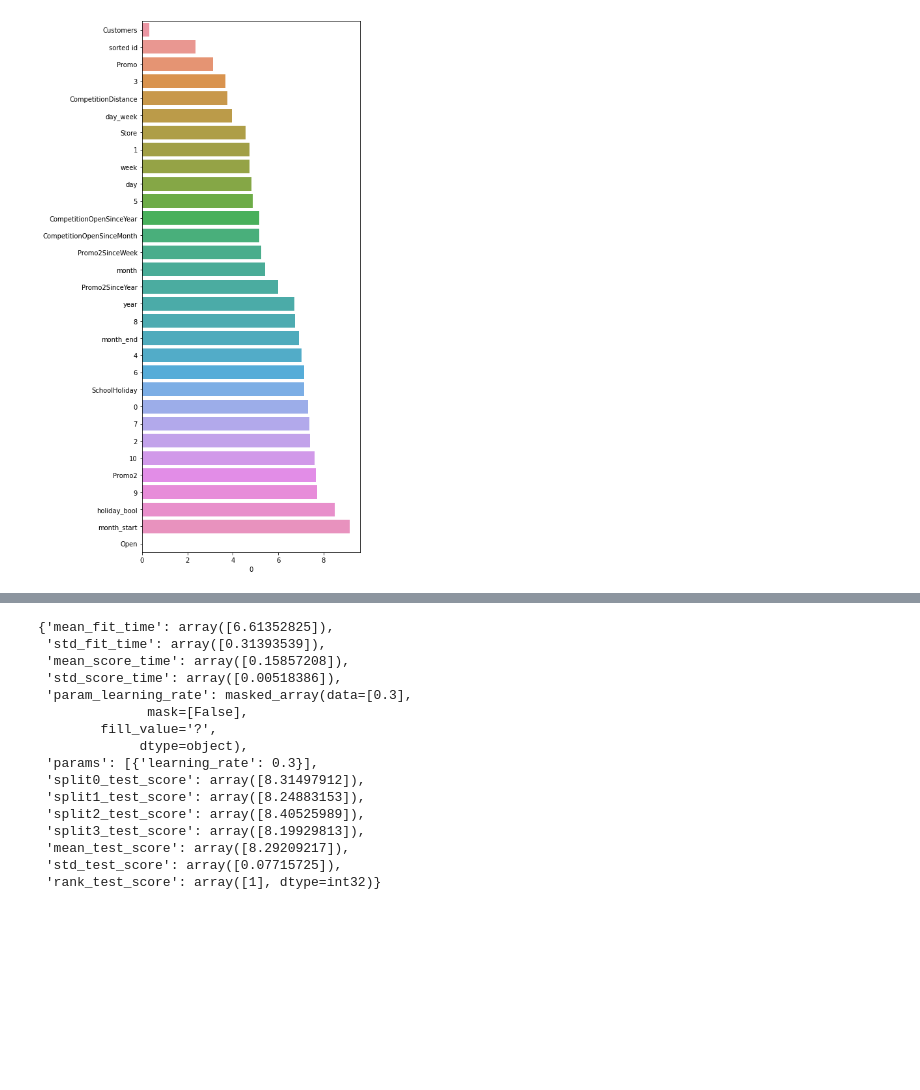
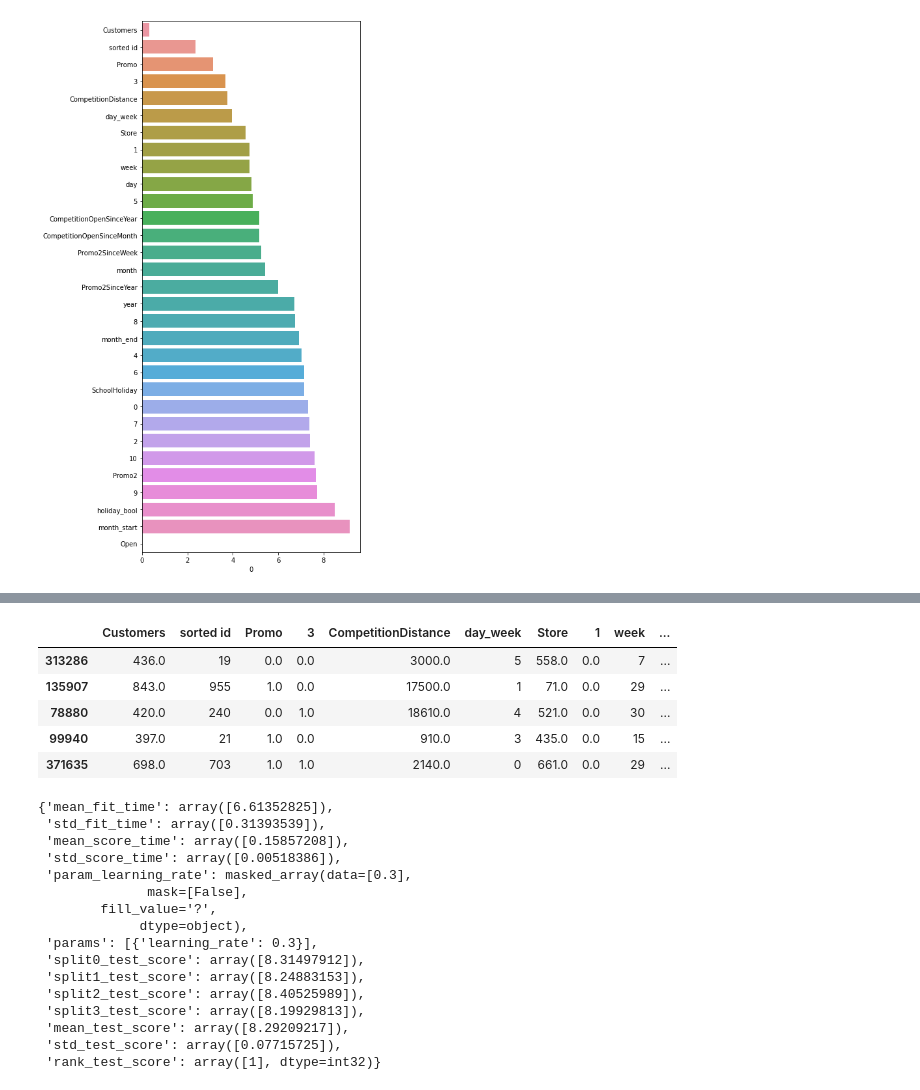
Before and after one commit to elenche95/stores, a Jupyter notebook: testing_models.ipynb, the cells around one changed output, grey strips where cells are left out. Drawn from its saved outputs; the diff is of its cells as text; code cells hidden in the pictures; blank space fills up the shorter version.

```diff
--- a/testing_models.ipynb
+++ b/testing_models.ipynb
@@ -226,3 +174,19 @@ TypeError: reindex() got an unexpected keyword argument "inplace"
+# %%
+cut_feat = list(temp_df.index[:10])
+
+feat = [i.replace('\n', '') for i in temp_df.index]
+feat[:10]
+#X_train = X_train[feat]
+#X_valid = X_valid[feat]
+X_train.head()
+#X_valid.head()
+# %% [output]
+|  | Customers | sorted id | Promo | 3 | CompetitionDistance | day_week | Store | 1 | week | ... |
+| 313286 | 436.0 | 19 | 0.0 | 0.0 | 3000.0 | 5 | 558.0 | 0.0 | 7 | ... |
+| 135907 | 843.0 | 955 | 1.0 | 0.0 | 17500.0 | 1 | 71.0 | 0.0 | 29 | ... |
+| 78880 | 420.0 | 240 | 0.0 | 1.0 | 18610.0 | 4 | 521.0 | 0.0 | 30 | ... |
+| 99940 | 397.0 | 21 | 1.0 | 0.0 | 910.0 | 3 | 435.0 | 0.0 | 15 | ... |
+| 371635 | 698.0 | 703 | 1.0 | 1.0 | 2140.0 | 0 | 661.0 | 0.0 | 29 | ... |
 # %%
 from xgboost import XGBRegressor
 parameters = {'learning_rate':[0.3]}
```
Also changed, not shown: parts of 6 cells of this notebook.
